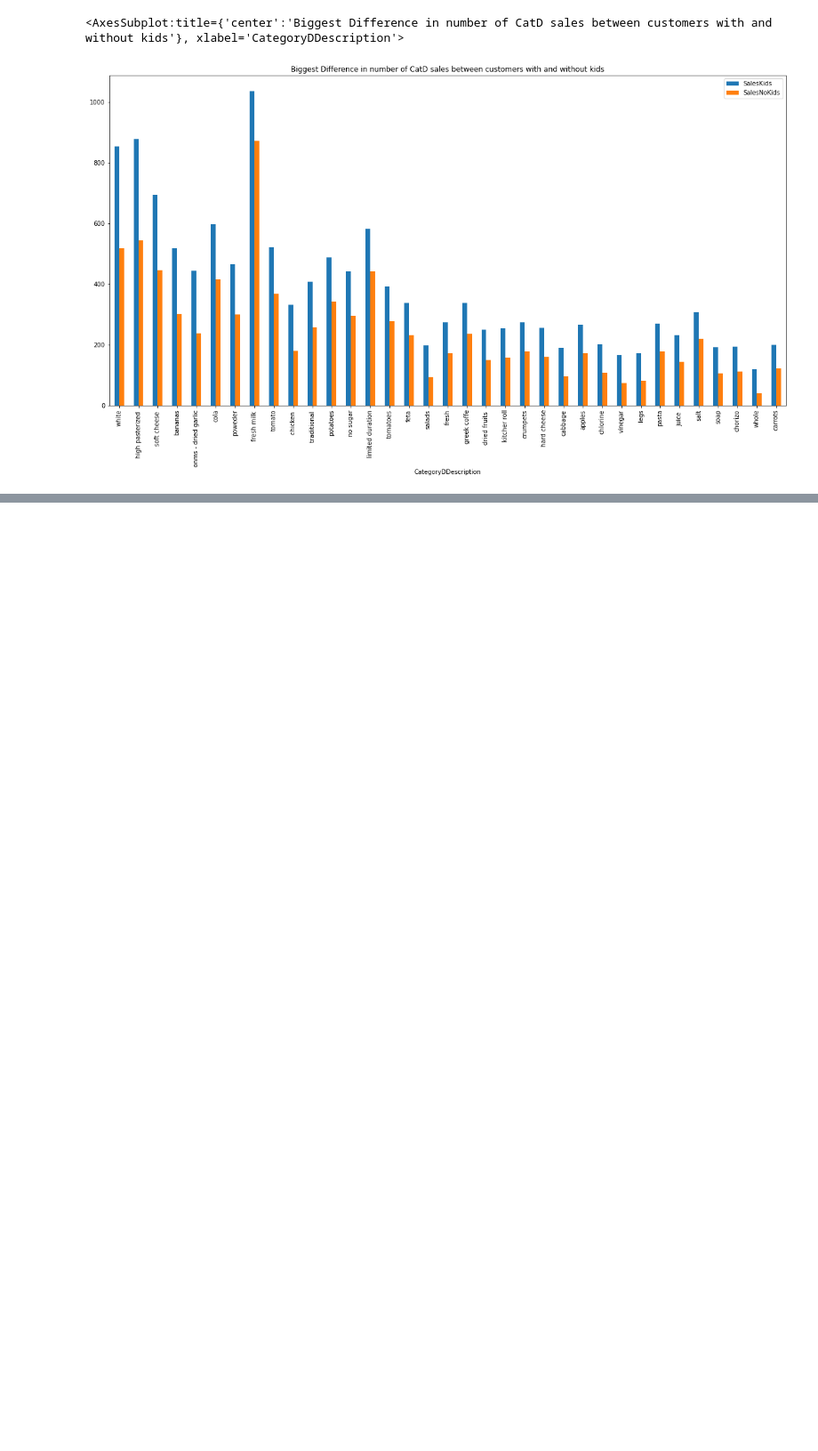
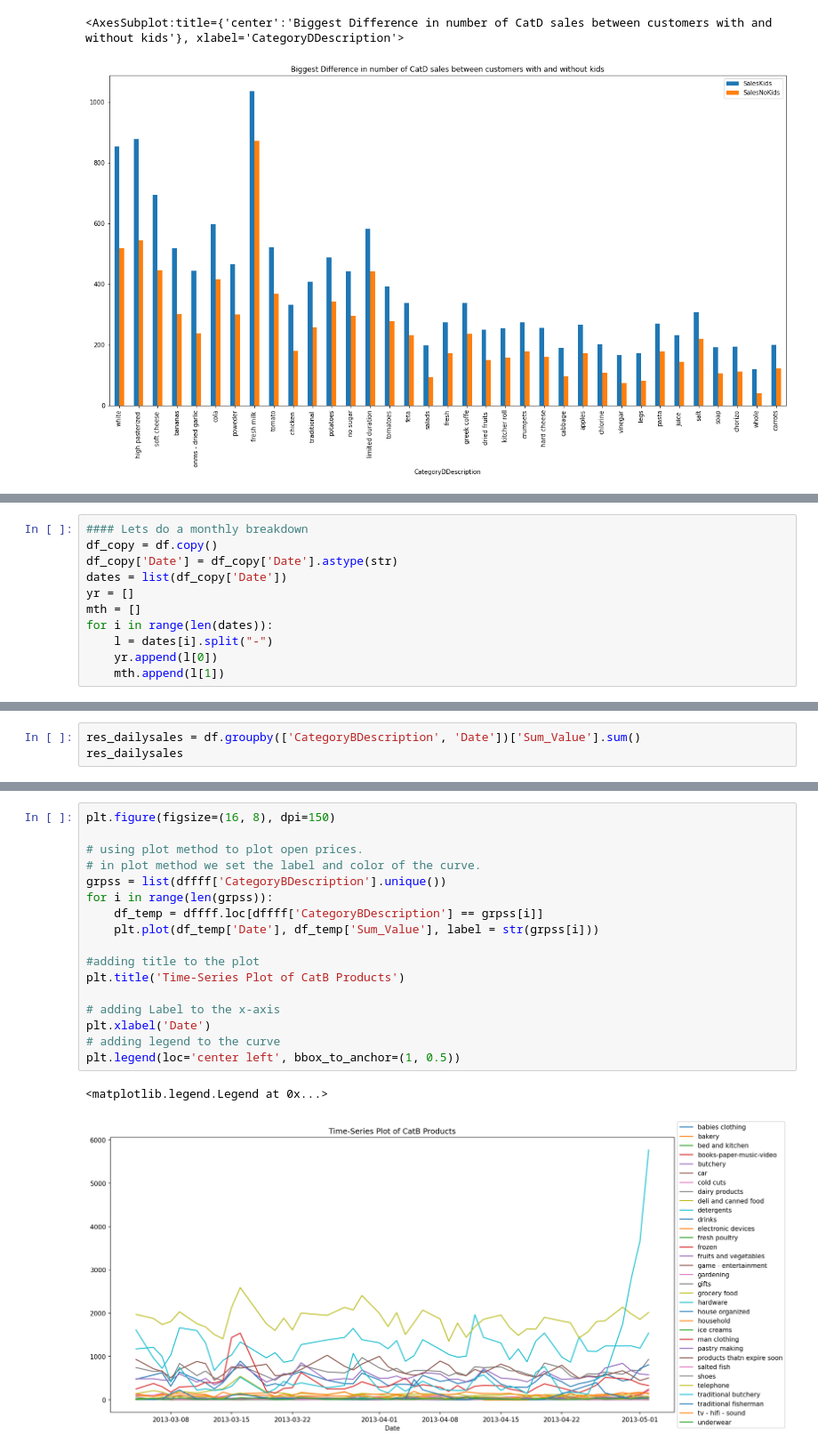
Before and after one commit to kiansweeney11/ms5106-bigdata, a Jupyter notebook: q1.ipynb, the cells around one changed output, grey strips where cells are left out. Shown at 89% size. Drawn from its saved outputs; the diff is of its cells as text; blank space fills up the shorter version.

```diff
--- a/q1.ipynb
+++ b/q1.ipynb
@@ -228,0 +249,11 @@ comp2.plot(x = 'CategoryDDescription', kind = 'bar', stacked = False, title = 'B
+# %%
+#### Lets do a monthly breakdown
+df_copy = df.copy()
+df_copy['Date'] = df_copy['Date'].astype(str)
+dates = list(df_copy['Date'])
+yr = []
+mth = []
+for i in range(len(dates)):
+    l = dates[i].split("-")
+    yr.append(l[0])
+    mth.append(l[1])
@@ -228,0 +276,3 @@ comp2.plot(x = 'CategoryDDescription', kind = 'bar', stacked = False, title = 'B
+# %%
+res_dailysales = df.groupby(['CategoryBDescription', 'Date'])['Sum_Value'].sum()
+res_dailysales
@@ -228,0 +307,20 @@ comp2.plot(x = 'CategoryDDescription', kind = 'bar', stacked = False, title = 'B
+# %%
+plt.figure(figsize=(16, 8), dpi=150)
+
+# using plot method to plot open prices.
+# in plot method we set the label and color of the curve.
+grpss = list(dffff['CategoryBDescription'].unique())
+for i in range(len(grpss)):
+    df_temp = dffff.loc[dffff['CategoryBDescription'] == grpss[i]]
+    plt.plot(df_temp['Date'], df_temp['Sum_Value'], label = str(grpss[i]))
+
+#adding title to the plot
+plt.title('Time-Series Plot of CatB Products')
+
+# adding Label to the x-axis
+plt.xlabel('Date')
+# adding legend to the curve
+plt.legend(loc='center left', bbox_to_anchor=(1, 0.5))
+# %% [output]
+<matplotlib.legend.Legend at 0x...>
+[figure, added]
```
Also changed, not shown: parts of 9 cells of this notebook.
